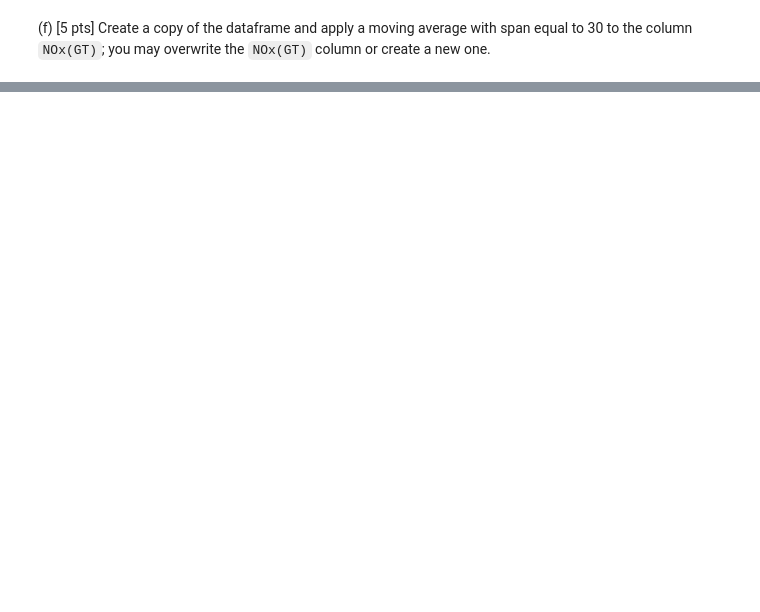
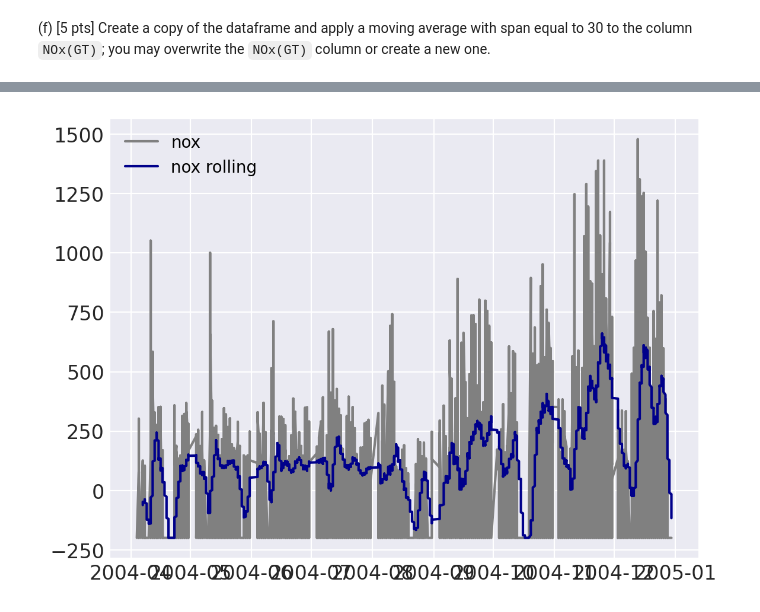
Before and after one commit to Okramus/Sample_midterm_EMS, a Jupyter notebook: main.ipynb, the cells around one changed output, grey strips where cells are left out. Cells and saved outputs as stored; diff of their text form; code cells hidden in the pictures; blank space fills up the shorter version.

```diff
--- a/main.ipynb
+++ b/main.ipynb
@@ -257,0 +236,7 @@ Warnings:
+# %%
+plt.plot(air["Date"], air["NOx(GT)"], label="nox", color="gray")
+plt.plot(smooth_air["Date"], smooth_air["NOx(GT)"], label="nox rolling", color="darkblue")
+plt.legend()
+plt.savefig("plots/ewma.png")
+# %% [output]
+[figure, added]
```
Also changed, not shown: parts of 10 cells of this notebook.
